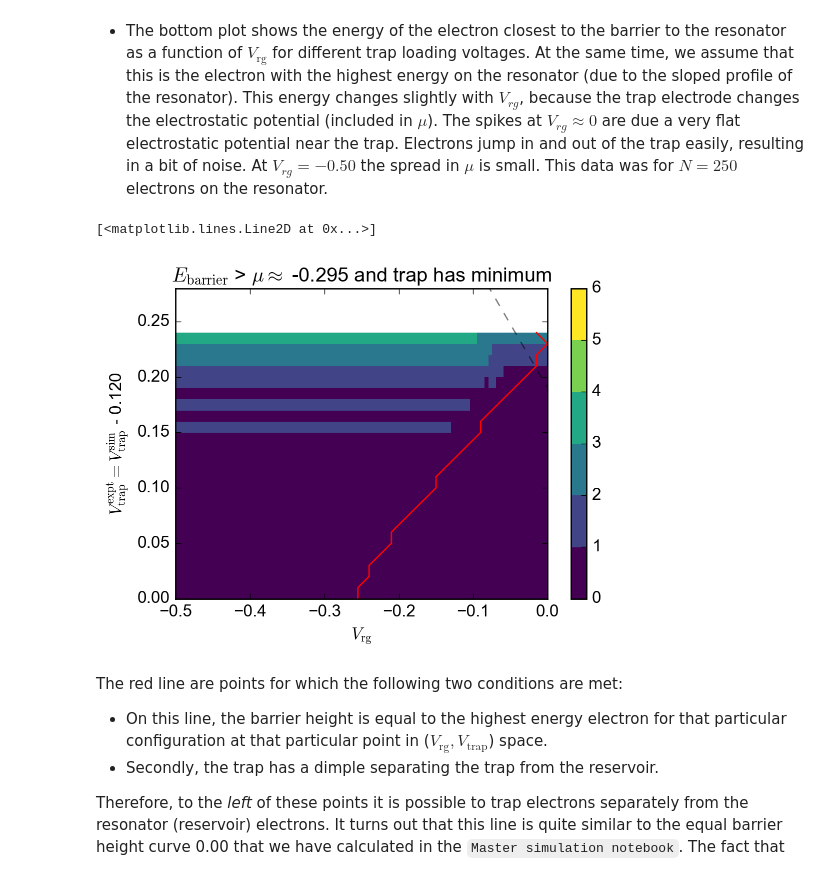
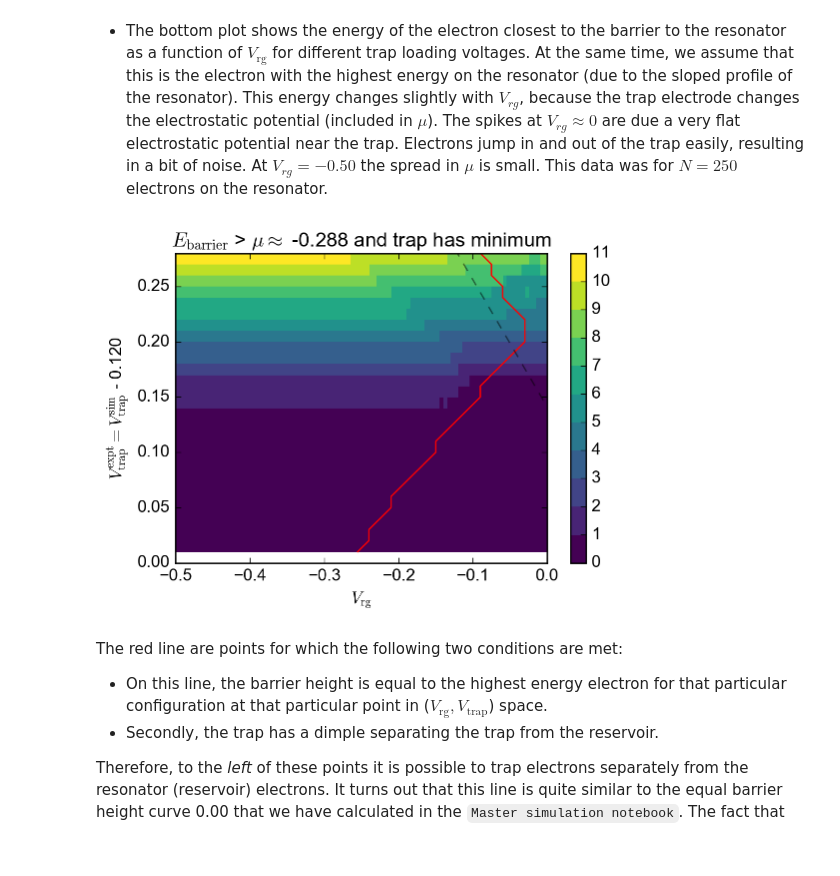
Before and after one commit to gkoolstra/ipython-notebooks, a Jupyter notebook: 20170802 - Maximum number of electrons in the trap.ipynb, the cells around one changed output. Drawn from its saved outputs; the diff is of its cells as text; code cells hidden in the pictures.

```diff
--- a/20170802 - Maximum number of electrons in the trap.ipynb
+++ b/20170802 - Maximum number of electrons in the trap.ipynb
@@ -38,7 +38,7 @@ def rgba(i, N):
 # %% [markdown]
 # Full $V_\mathrm{trap}^{\mathrm{park}}$ sweep for $N=150$
 # %%
-save_path = r"/Volumes/slab/Gerwin/Electron on helium/Electron optimization/Realistic potential"
+save_path = r"/Volumes/slab/Gerwin/Electron on helium/Electron optimization/Realistic potential/Fast_Rg_Sweep_3"
 sub_dirs = glob(os.path.join(save_path, "*Fast_Rg_Sweep*"))
 # pprint([os.path.split(sub_dirs[k])[1] for k in range(len(sub_dirs))])
 # %%
@@ -162,37 +162,36 @@ The meaning of the three plots is as follows
 - The second plot shows the barrier height minus the highest energy electron on the resonator. If positive, the chemical potential lies below the barrier. If negative, the trap and reservoir are connected. The points of intersection should roughly follow the curve we calculated from just the electrostatic potential, with $\mu=-0.267$ (value from bottom plot).
 - The bottom plot shows the energy of the electron closest to the barrier to the resonator as a function of $V_\mathrm{rg}$ for different trap loading voltages. At the same time, we assume that this is the electron with the highest energy on the resonator (due to the sloped profile of the resonator). This energy changes slightly with $V_{rg}$, because the trap electrode changes the electrostatic potential (included in $\mu$). The spikes at $V_{rg} \approx 0$ are due a very flat electrostatic potential near the trap. Electrons jump in and out of the trap easily, resulting in a bit of noise. At $V_{rg} = -0.50$ the spread in $\mu$ is small. This data was for $N=250$ electrons on the resonator.
 # %%
-mu = -0.295
+mu = -0.288
 # %%
 fig = plt.figure()
 common.configure_axes(12)
 plt.pcolormesh(resgVs, np.array(Vtrap_parks)-0.120, np.array(num_electrons),
                cmap=plt.cm.get_cmap("viridis", np.max(np.array(num_electrons))+1),
                vmin=0, vmax=np.max(np.array(num_electrons))+1)
 plt.plot(np.array(Resg_good_trap).flatten(), np.array(Vtrap_parks)-0.120, '-', color='r')
 plt.ylabel(r"$V_\mathrm{trap}^\mathrm{expt} = V_\mathrm{trap}^\mathrm{sim}$ - 0.120")
 plt.xlabel(r"$V_\mathrm{rg}$")
 plt.title(r"$E_\mathrm{barrier}$ > $\mu \approx$ %.3f and trap has minimum" % mu)
 plt.xlim(-0.5, 0.0)
 plt.ylim(0.00, 0.28)
 
 cbar = plt.colorbar()
 cbar.set_ticks(range(0, np.max(num_electrons)+1+1))
 
 xdata = np.array(Resg_good_trap).flatten()
 ydata = np.array(Vtrap_parks)
 
 # fr, ferr = kfit.fit_poly(xdata, ydata, fitparams=[0,1])
 # plt.plot(xdata, kfit.polyfunc(xdata, *fr), color='k')
 
 x = np.linspace(-0.30, 0.00, 101)
 f_mu = -1.755-7*mu
 plt.plot(x, -1.15*x + f_mu - 0.120, '--', color='k', alpha=0.5)
 
-# common.save_figure(fig, save_path=r"/Users/gkoolstra/Documents/Code/iPythonNotebooks/Figures")
+common.save_figure(fig, save_path=r"/Users/gkoolstra/Documents/Code/iPythonNotebooks/Figures")
 # %% [output]
-[<matplotlib.lines.Line2D at 0x...>]
-[figure, old version]
+[figure, new version]
 # %% [markdown]
 The red line are points for which the following two conditions are met:
 - On this line, the barrier height is equal to the highest energy electron for that particular configuration at that particular point in ($V_\mathrm{rg}, V_\mathrm{trap}$) space.
```
Also changed, not shown: parts of 2 cells of this notebook, 19 other files.
